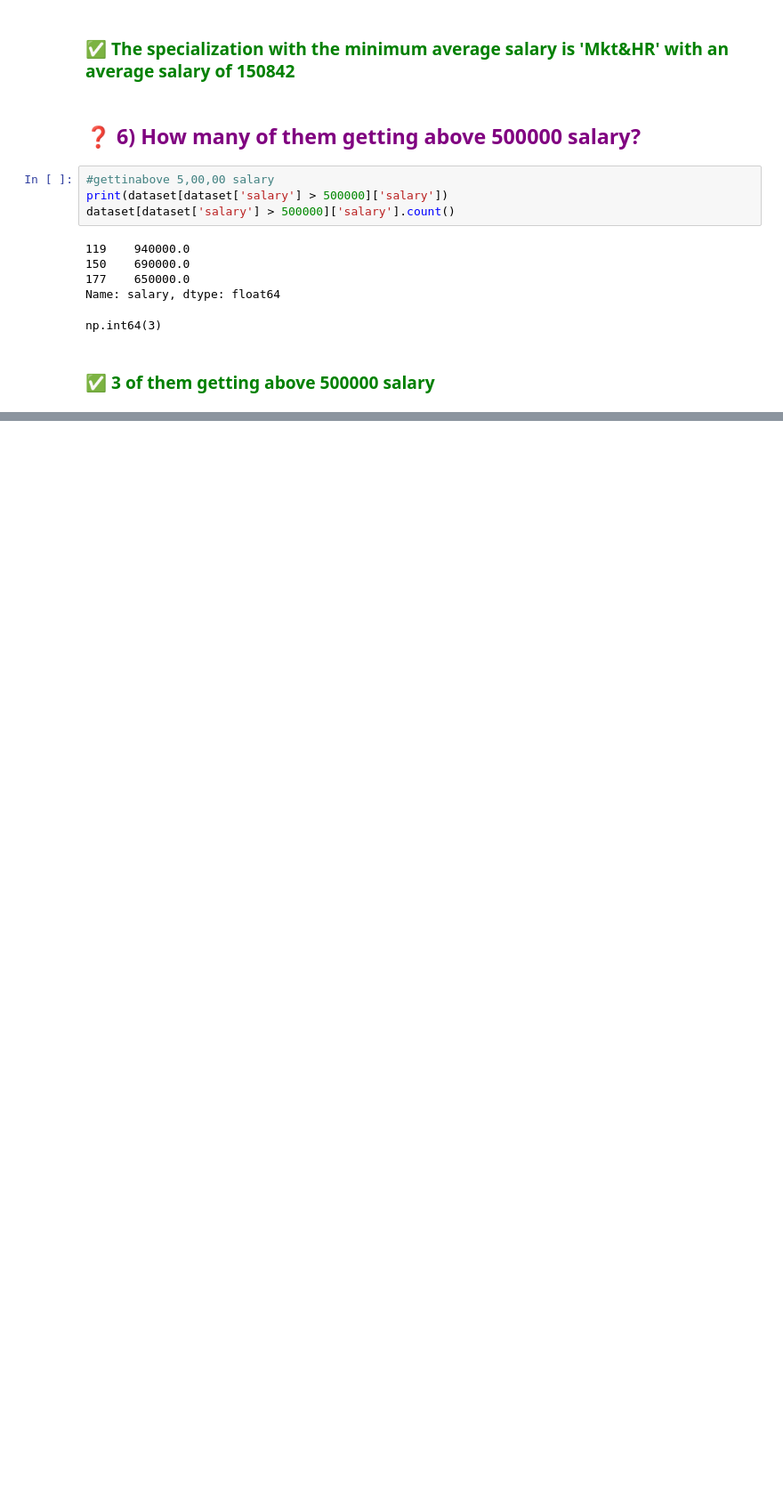
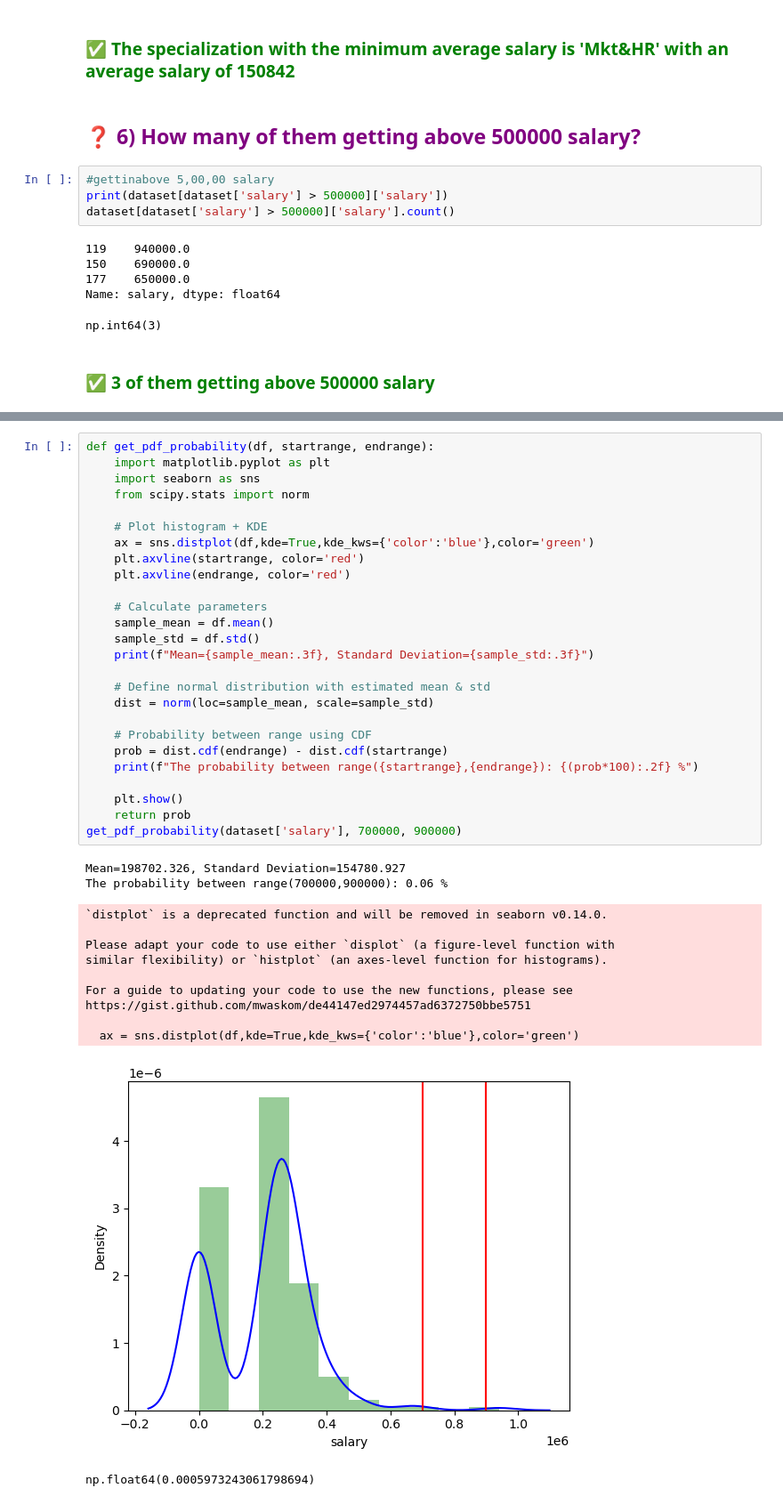
Before and after one commit to aisubramani/Hope_Ai_Assignment, a Jupyter notebook: Week5_2_Data_Science_Bivariate_Analysis/4_ANOVA/Assignment_data_analysis.ipynb, the cells around one changed output, grey strips where cells are left out. Shown: that part at 89% size. Cells and saved outputs as stored; diff of their text form; blank space fills up the shorter version.

```diff
--- a/Week5_2_Data_Science_Bivariate_Analysis/4_ANOVA/Assignment_data_analysis.ipynb
+++ b/Week5_2_Data_Science_Bivariate_Analysis/4_ANOVA/Assignment_data_analysis.ipynb
@@ -255,0 +407,40 @@ np.int64(3)
+# %%
+def get_pdf_probability(df, startrange, endrange):
+    import matplotlib.pyplot as plt
+    import seaborn as sns
+    from scipy.stats import norm
+
+    # Plot histogram + KDE
+    ax = sns.distplot(df,kde=True,kde_kws={'color':'blue'},color='green')
+    plt.axvline(startrange, color='red')
+    plt.axvline(endrange, color='red')
+
+    # Calculate parameters
+    sample_mean = df.mean()
+    sample_std = df.std()
+    print(f"Mean={sample_mean:.3f}, Standard Deviation={sample_std:.3f}")
+
+    # Define normal distribution with estimated mean & std
+    dist = norm(loc=sample_mean, scale=sample_std)
+
+    # Probability between range using CDF
+    prob = dist.cdf(endrange) - dist.cdf(startrange)
+    print(f"The probability between range({startrange},{endrange}): {(prob*100):.2f} %")
+
+    plt.show()
+    return prob
+get_pdf_probability(dataset['salary'], 700000, 900000)
+# %% [output]
+Mean=198702.326, Standard Deviation=154780.927
+The probability between range(700000,900000): 0.06 %
+`distplot` is a deprecated function and will be removed in seaborn v0.14.0.
+
+Please adapt your code to use either `displot` (a figure-level function with
+similar flexibility) or `histplot` (an axes-level function for histograms).
+
+For a guide to updating your code to use the new functions, please see
+https://gist.github.com/mwaskom/de44147ed2974457ad6372750bbe5751
+
+  ax = sns.distplot(df,kde=True,kde_kws={'color':'blue'},color='green')
+[figure, added]
+np.float64(0.0005973243061798694)
```
Also changed, not shown: parts of 15 cells of this notebook.
